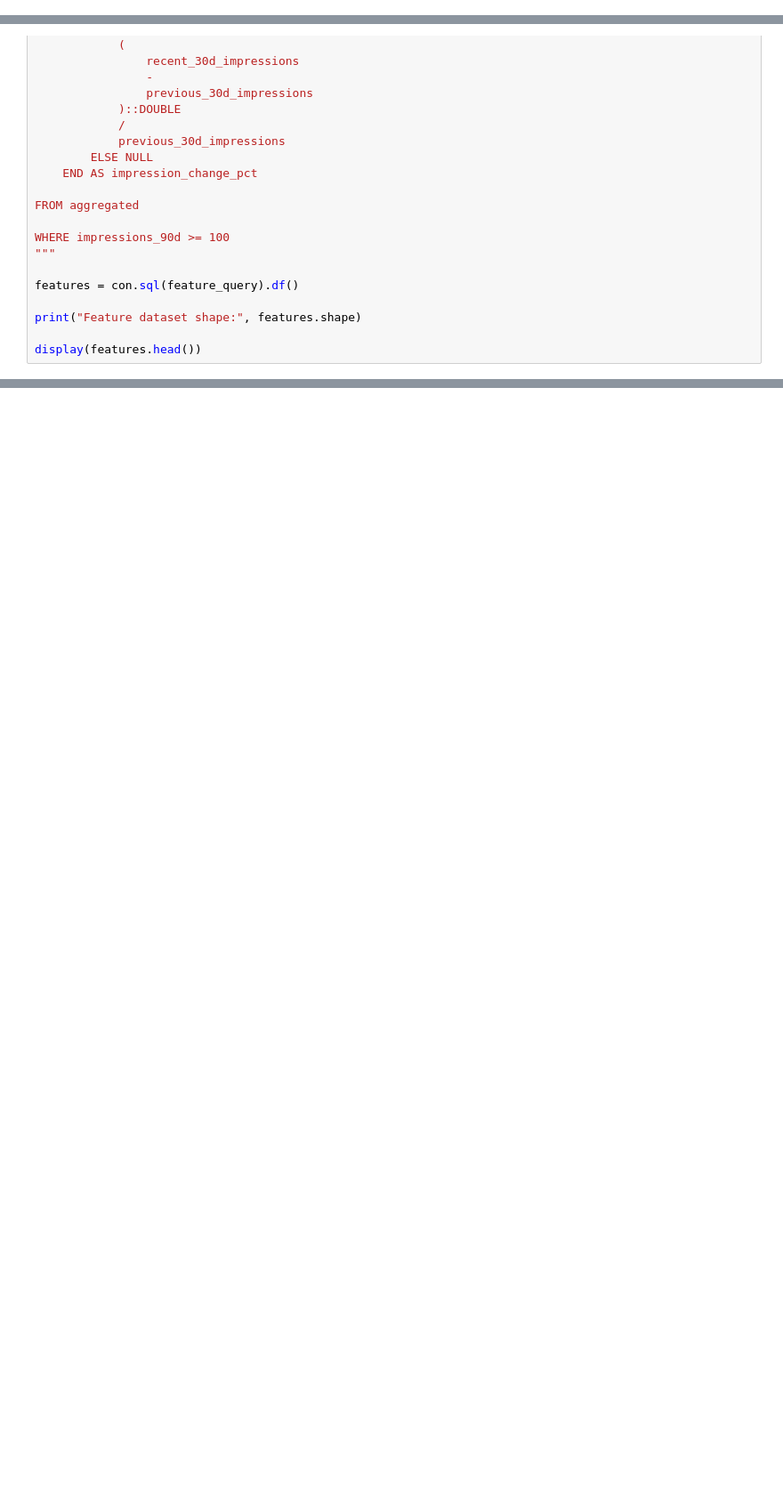
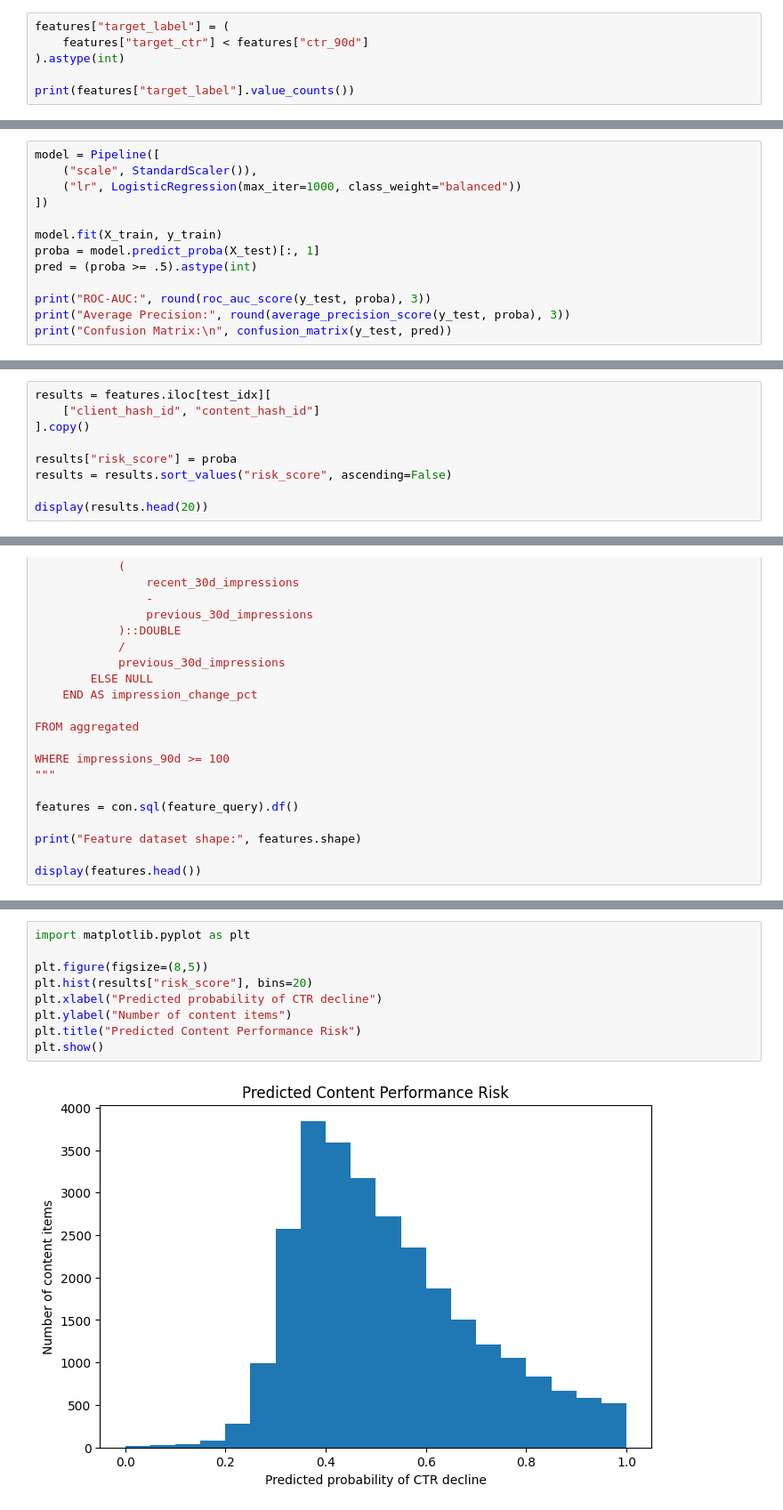
Before and after one commit to akulvibhore/flyrank-ml-internship-, a Jupyter notebook: work/notebooks/capstone.ipynb, the cells around one changed output, grey strips where cells are left out. Shown at 89% size. Saved outputs shown, nothing was run; the diff lists cells and outputs as text; blank space fills up the shorter version.

```diff
--- a/work/notebooks/capstone.ipynb
+++ b/work/notebooks/capstone.ipynb
@@ -14,0 +347,6 @@ This skeleton is yours to fill. Work the sections **in order** — each one has
+# %%
+features["target_label"] = (
+    features["target_ctr"] < features["ctr_90d"]
+).astype(int)
+
+print(features["target_label"].value_counts())
@@ -14,0 +430,13 @@ This skeleton is yours to fill. Work the sections **in order** — each one has
+# %%
+model = Pipeline([
+    ("scale", StandardScaler()),
+    ("lr", LogisticRegression(max_iter=1000, class_weight="balanced"))
+])
+
+model.fit(X_train, y_train)
+proba = model.predict_proba(X_test)[:, 1]
+pred = (proba >= .5).astype(int)
+
+print("ROC-AUC:", round(roc_auc_score(y_test, proba), 3))
+print("Average Precision:", round(average_precision_score(y_test, proba), 3))
+print("Confusion Matrix:\n", confusion_matrix(y_test, pred))
@@ -14,0 +449,9 @@ This skeleton is yours to fill. Work the sections **in order** — each one has
+# %%
+results = features.iloc[test_idx][
+    ["client_hash_id", "content_hash_id"]
+].copy()
+
+results["risk_score"] = proba
+results = results.sort_values("risk_score", ascending=False)
+
+display(results.head(20))
@@ -519,0 +1071,11 @@ print("Merged dataset:", features.shape)
+# %%
+import matplotlib.pyplot as plt
+
+plt.figure(figsize=(8,5))
+plt.hist(results["risk_score"], bins=20)
+plt.xlabel("Predicted probability of CTR decline")
+plt.ylabel("Number of content items")
+plt.title("Predicted Content Performance Risk")
+plt.show()
+# %% [output]
+[figure, added]
```
Also changed, not shown: parts of 38 cells of this notebook.
